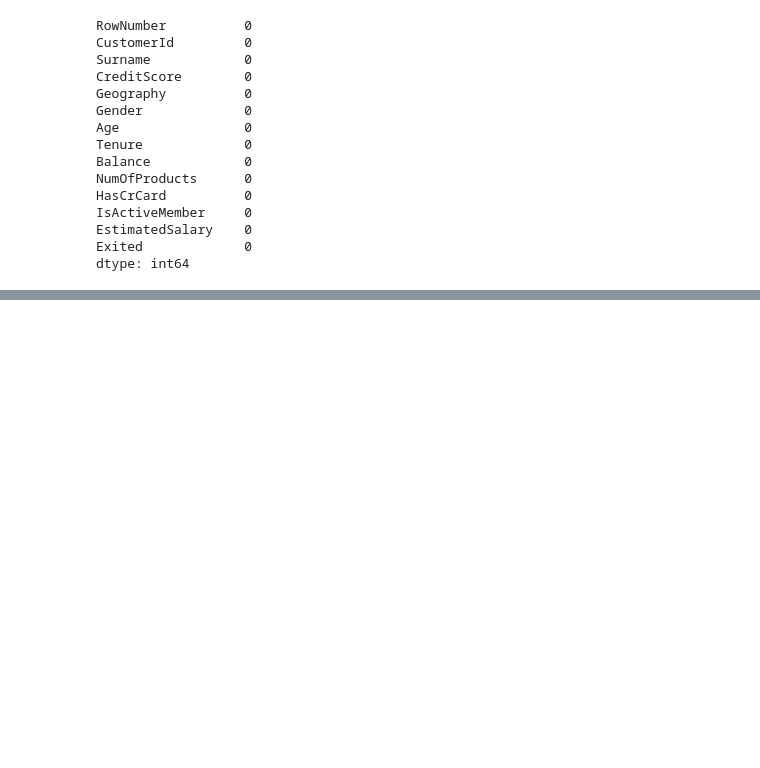
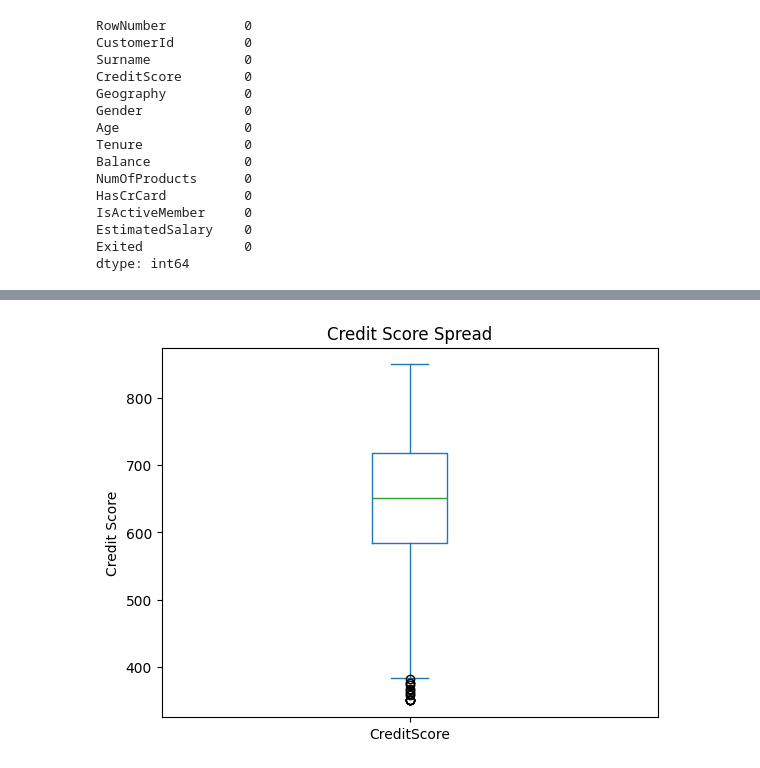
Before and after one commit to Mausam-tech/Banking_Churn_Predection, a Jupyter notebook: banking_churn.ipynb, the cells around one changed output, grey strips where cells are left out. Saved outputs shown, nothing was run; the diff lists cells and outputs as text; code cells hidden in the pictures; blank space fills up the shorter version.

```diff
--- a/banking_churn.ipynb
+++ b/banking_churn.ipynb
@@ -87,0 +163,7 @@ dtype: int64
+# %%
+df['CreditScore'].plot(kind='box')
+plt.title("Credit Score Spread")
+plt.ylabel("Credit Score")
+plt.show()
+# %% [output]
+[figure, added]
```
Also changed, not shown: parts of 11 cells of this notebook.
